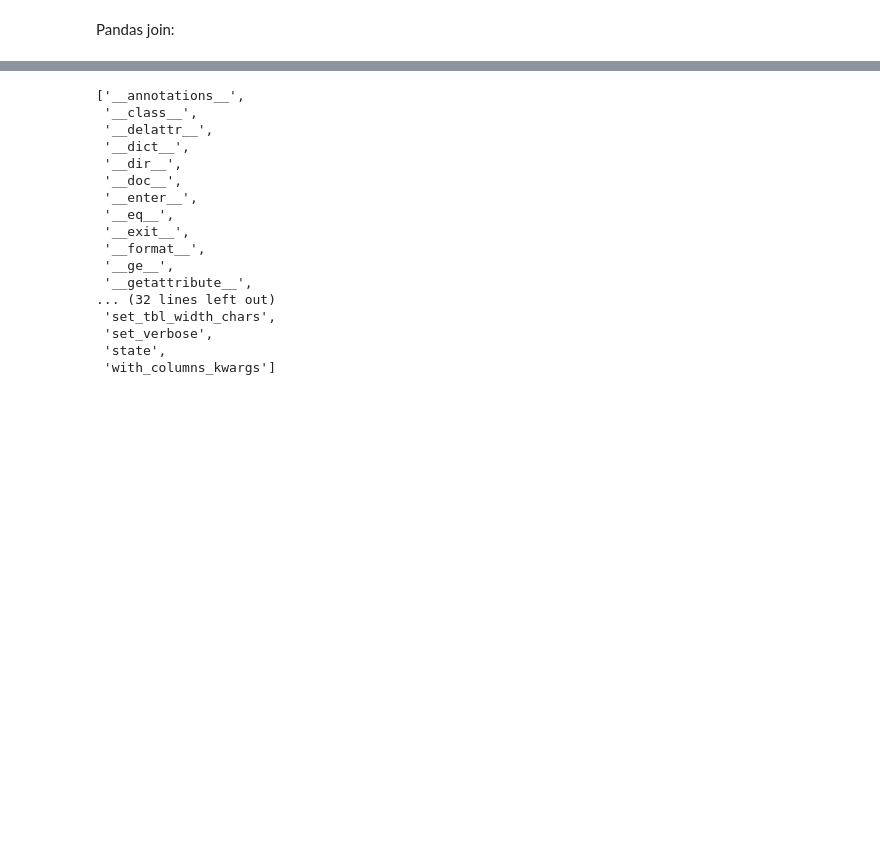
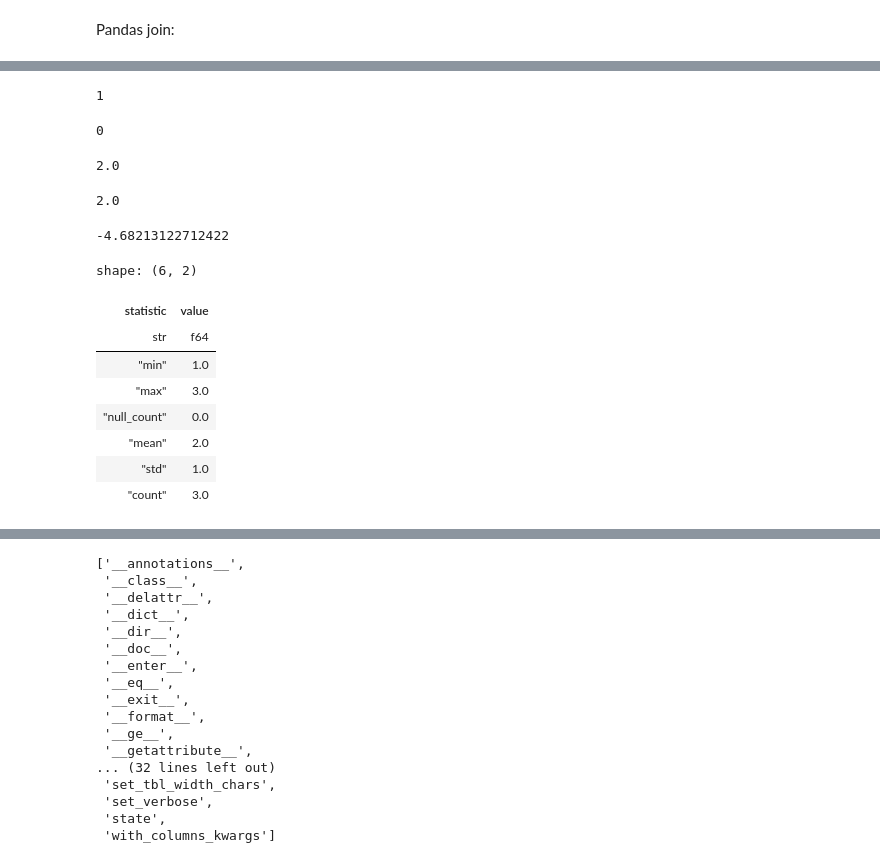
Before and after one commit to johnros/polars_demo, a Jupyter notebook: intro_2_polars.ipynb, the cells around one changed output, grey strips where cells are left out. Cells and saved outputs as stored; diff of their text form; code cells hidden in the pictures; blank space fills up the shorter version.

```diff
--- a/intro_2_polars.ipynb
+++ b/intro_2_polars.ipynb
@@ -371,0 +316,3 @@ Warnings:
+# %%
+s = pl.Series("a", [1, 2, 3])
+s
@@ -371,0 +388,32 @@ Warnings:
+# %%
+s.min()
+# %% [output]
+1
+# %%
+s.arg_min()
+# %% [output]
+0
+# %%
+s.mean()
+# %% [output]
+2.0
+# %%
+s.median()
+# %% [output]
+2.0
+# %%
+s.entropy()
+# %% [output]
+-4.68213122712422
+# %%
+s.describe()
+# %% [output]
+shape: (6, 2)
+| statistic | value |
+| str | f64 |
+| "min" | 1.0 |
+| "max" | 3.0 |
+| "null_count" | 0.0 |
+| "mean" | 2.0 |
+| "std" | 1.0 |
+| "count" | 3.0 |
```
Also changed, not shown: parts of 101 cells of this notebook, 3 other files.
